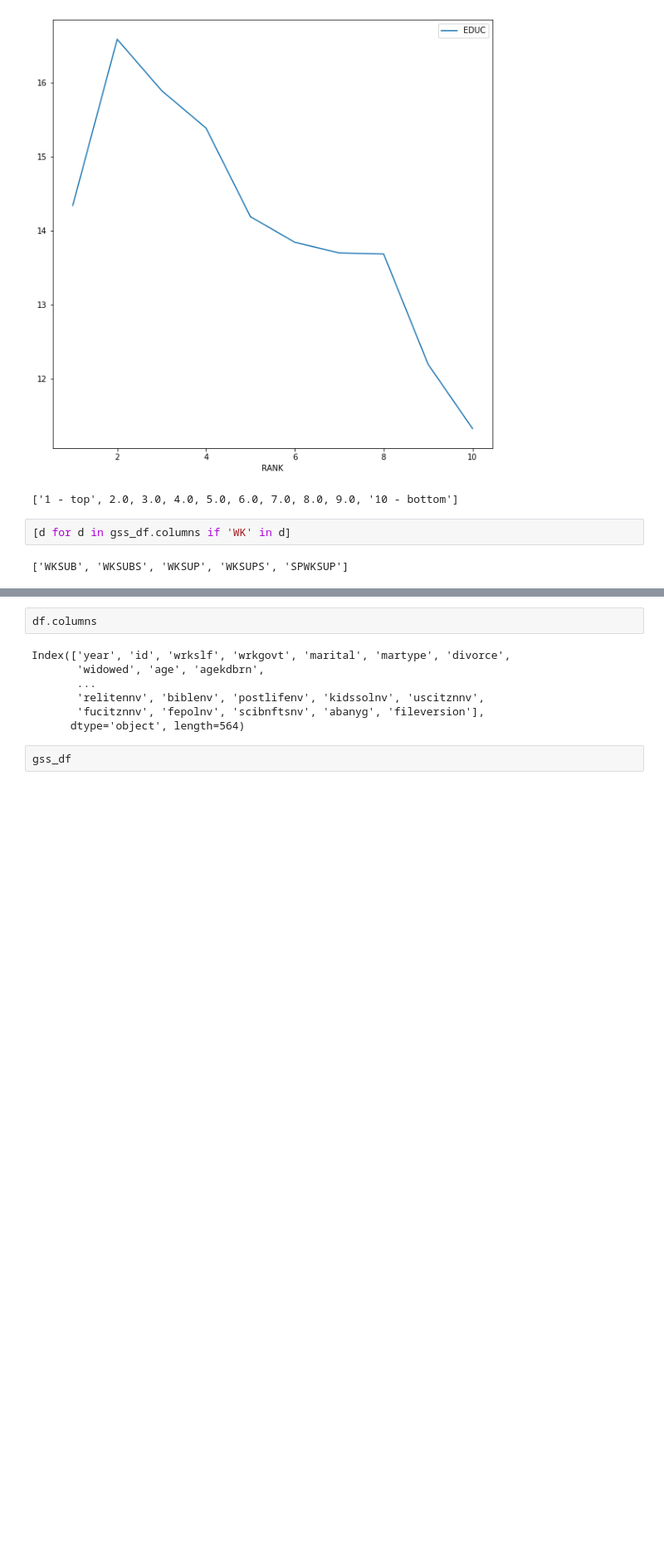
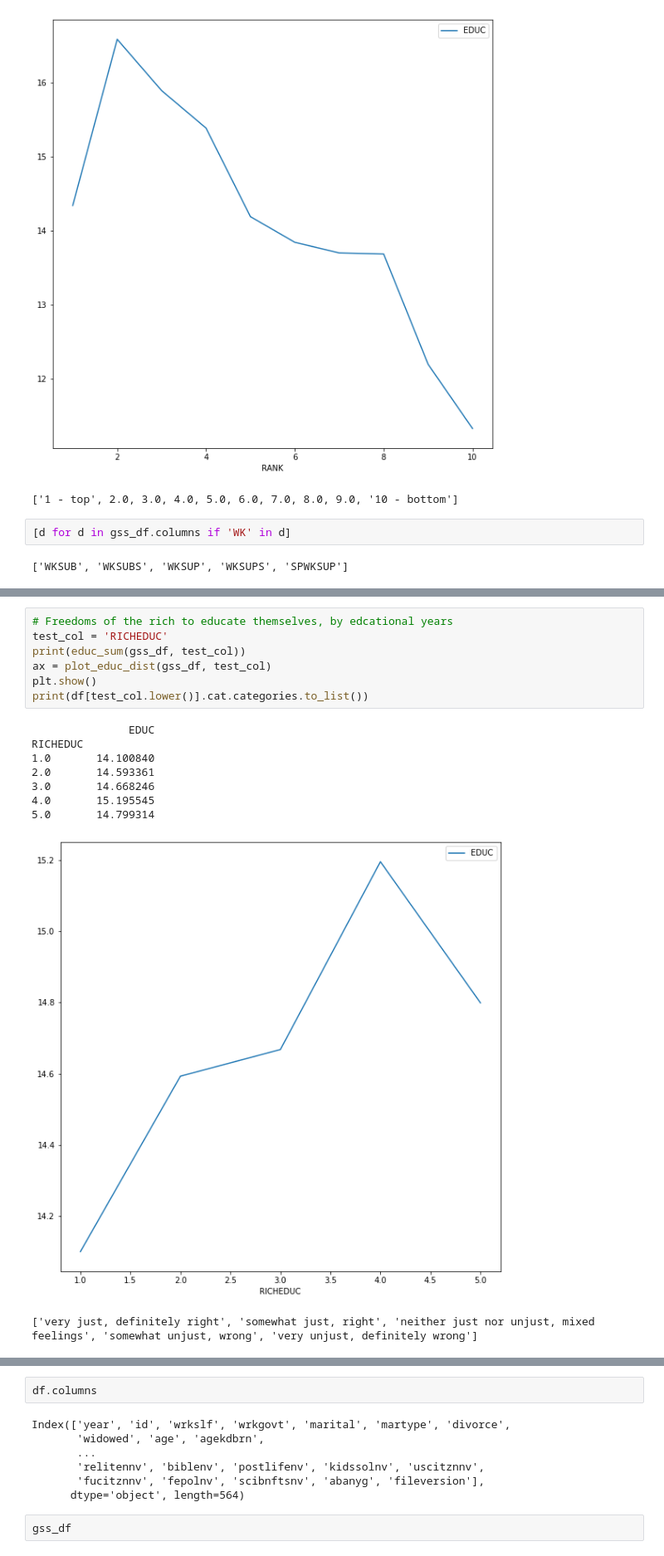
Before and after one commit to donjpierce/cra, a Jupyter notebook: notebooks/2021-11-gss-exploration/gss.ipynb, the cells around one changed output, grey strips where cells are left out. Shown at 83% size. Cells and saved outputs as stored; diff of their text form; blank space fills up the shorter version.

```diff
--- a/notebooks/2021-11-gss-exploration/gss.ipynb
+++ b/notebooks/2021-11-gss-exploration/gss.ipynb
@@ -210,0 +257,17 @@ CONLEGIS
+# %%
+# Freedoms of the rich to educate themselves, by edcational years
+test_col = 'RICHEDUC'
+print(educ_sum(gss_df, test_col))
+ax = plot_educ_dist(gss_df, test_col)
+plt.show()
+print(df[test_col.lower()].cat.categories.to_list())
+# %% [output]
+               EDUC
+RICHEDUC
+1.0       14.100840
+2.0       14.593361
+3.0       14.668246
+4.0       15.195545
+5.0       14.799314
+[figure, added]
+['very just, definitely right', 'somewhat just, right', 'neither just nor unjust, mixed feelings', 'somewhat unjust, wrong', 'very unjust, definitely wrong']
```
Also changed, not shown: parts of 15 cells of this notebook.
